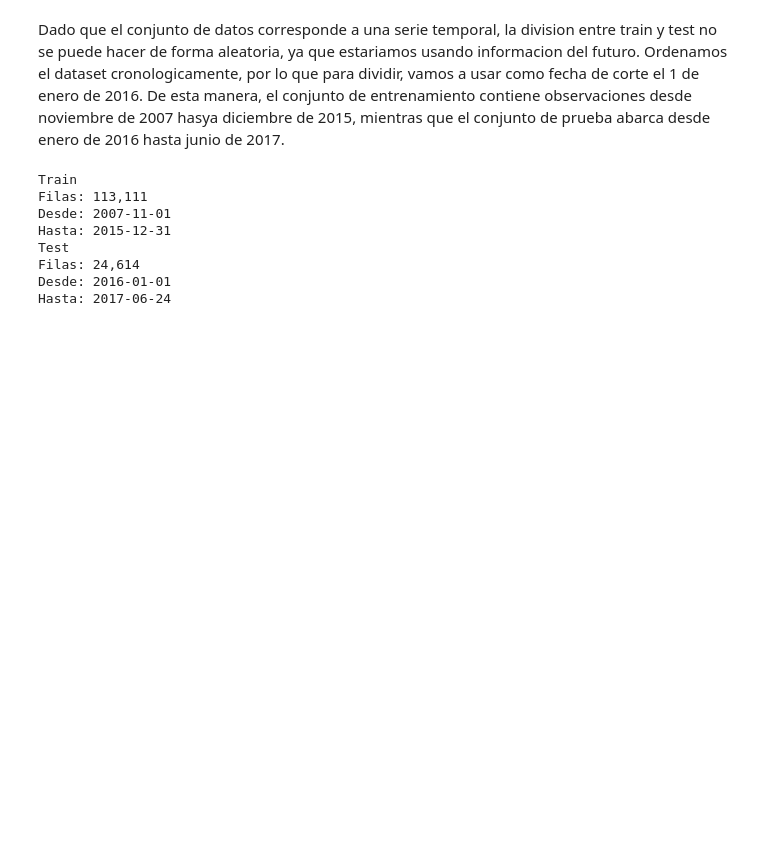
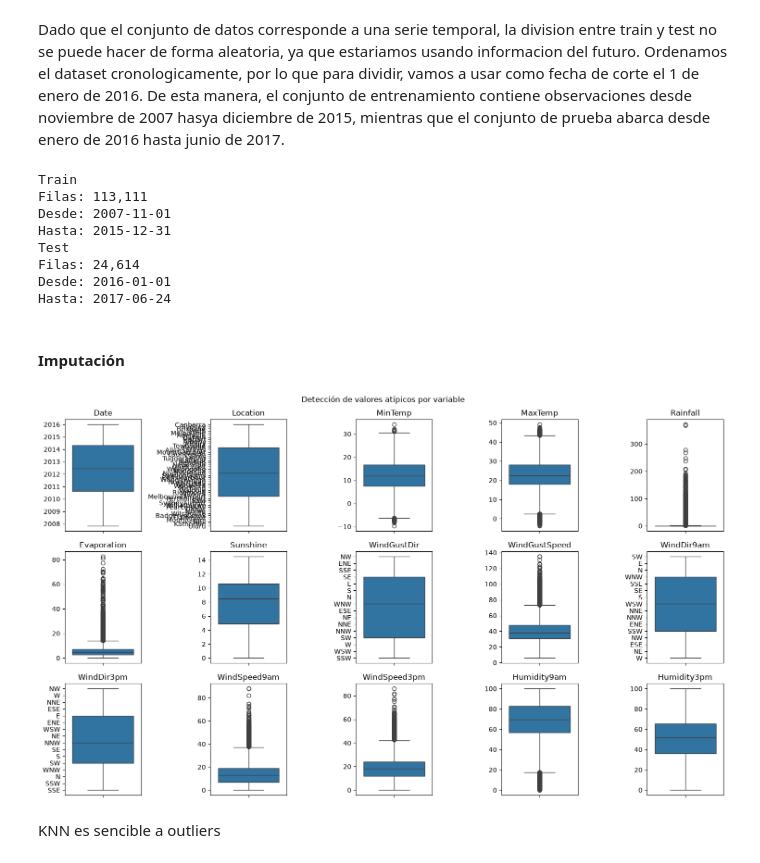
Before and after one commit to AlvaTF/TP-AA1-Ruiz-Toledo-Mendoza, a Jupyter notebook: TP_2/TP_clasificacion_AA1.ipynb, the cells around one changed output. Saved outputs shown, nothing was run; the diff lists cells and outputs as text; code cells hidden in the pictures; blank space fills up the shorter version.

```diff
--- a/TP_2/TP_clasificacion_AA1.ipynb
+++ b/TP_2/TP_clasificacion_AA1.ipynb
@@ -506,0 +516,22 @@ df.drop(columns="Mes", inplace=True)
+# %%
+compass_mapping = {
+    'N': 0,   'NNE': 1,  'NE': 2,   'ENE': 3,
+    'E': 4,   'ESE': 5,  'SE': 6,   'SSE': 7,
+    'S': 8,   'SSW': 9,  'SW': 10,  'WSW': 11,
+    'W': 12,  'WNW': 13, 'NW': 14,  'NNW': 15
+}
+
+df["WindGustDir_idx"] = df["WindGustDir"].map(compass_mapping)
+
+
+df["WindGustDir_sin"] = np.sin(2 * np.pi * df["WindGustDir_idx"] / 16)
+df["WindGustDir_cos"] = np.cos(2 * np.pi * df["WindGustDir_idx"] / 16)
+
+
+direcciones_unicas = (
+    df[["WindGustDir", "WindGustDir_idx", "WindGustDir_sin", "WindGustDir_cos"]]
+    .drop_duplicates()
+    .sort_values("WindGustDir_idx")
+)
+
+display(direcciones_unicas)
@@ -562,3 +612,5 @@ Test
 Filas: 24,614
 Desde: 2016-01-01
 Hasta: 2017-06-24
+# %% [markdown]
+#### Imputación
@@ -564,0 +620,20 @@ Hasta: 2017-06-24
+# %%
+colum = train.columns
+
+fig, axes = plt.subplots(3, 5, figsize=(15, 9))
+
+for ax, col in zip(axes.flat, colum):
+    sns.boxplot(y=train[col], ax=ax)
+    ax.set_title(col)
+    ax.set_ylabel('')
+
+for ax in axes.flat[len(colum):]:
+    ax.set_visible(False)
+
+fig.suptitle('Detección de valores atípicos por variable')
+plt.tight_layout()
+plt.show()
+# %% [output]
+[figure, added]
+# %% [markdown]
+KNN es sencible a outliers
```
Also changed, not shown: parts of 6 cells of this notebook.
